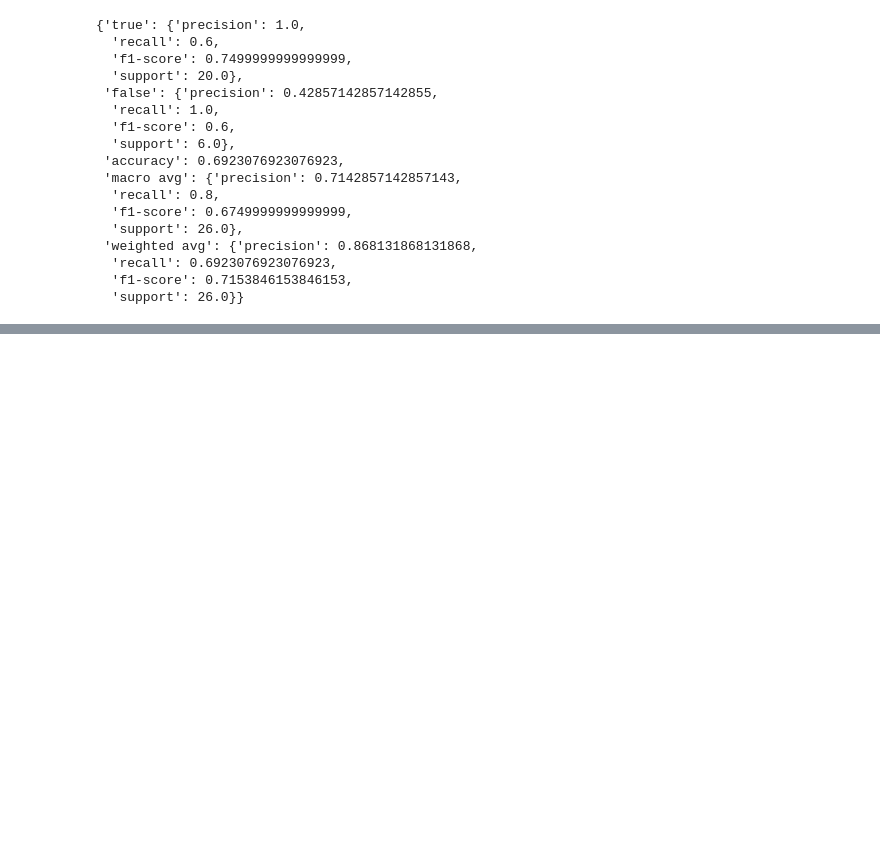
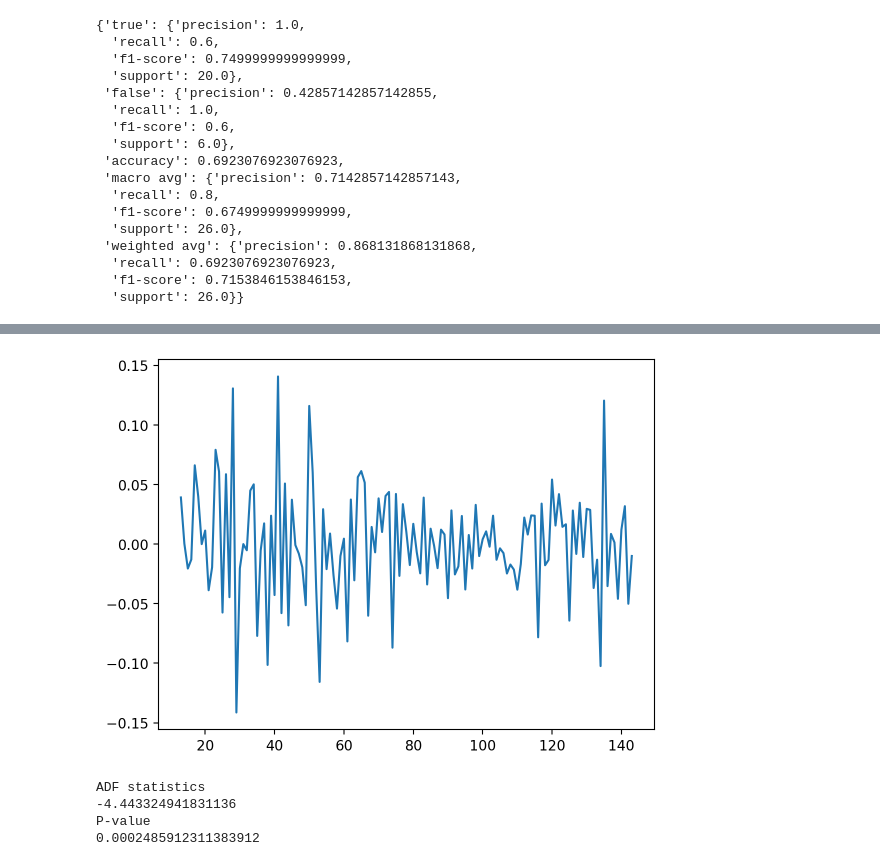
Before and after one commit to gyjong/workplace, a Jupyter notebook: quest_0227/0228_timesereis_classification.ipynb, the cells around one changed output, grey strips where cells are left out. Saved outputs shown, nothing was run; the diff lists cells and outputs as text; code cells hidden in the pictures; blank space fills up the shorter version.

```diff
--- a/quest_0227/0228_timesereis_classification.ipynb
+++ b/quest_0227/0228_timesereis_classification.ipynb
@@ -198,0 +306,5 @@ classification_report(y_test, logistic.predict(minimal_features_test), target_na
+# %%
+# diff에 12라는 값을 넣어주면 주기를 12로 하는 계절 차분을 수행할 수 있습니다.
+seasonally_diffed = diffed.diff(12)
+# 차분을 하면 데이터가 짧아지기 때문에 빈칸을 제거해야 합니다.
+seasonally_diffed.dropna(inplace = True)
@@ -198,0 +328,7 @@ classification_report(y_test, logistic.predict(minimal_features_test), target_na
+# %%
+# 아래와 같은 데이터를 얻을 수 있습니다.
+plt.figure()
+plt.plot(seasonally_diffed)
+plt.show()
+# %% [output]
+[figure, added]
@@ -198,0 +344,7 @@ classification_report(y_test, logistic.predict(minimal_features_test), target_na
+# %%
+adf_test(seasonally_diffed)
+# %% [output]
+ADF statistics
+-4.443324941831136
+P-value
+0.0002485912311383912
```
Also changed, not shown: parts of 31 cells of this notebook.
